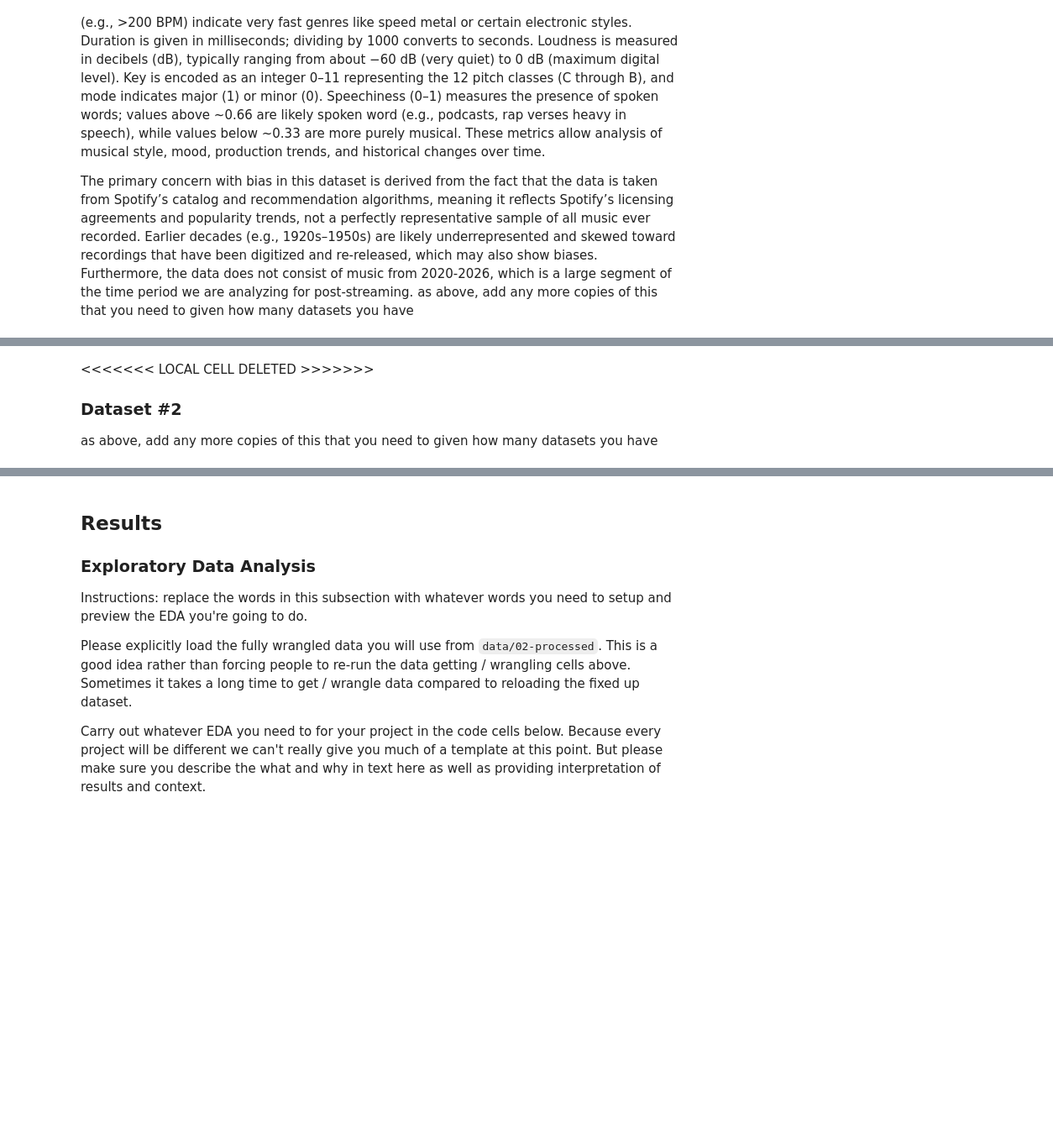
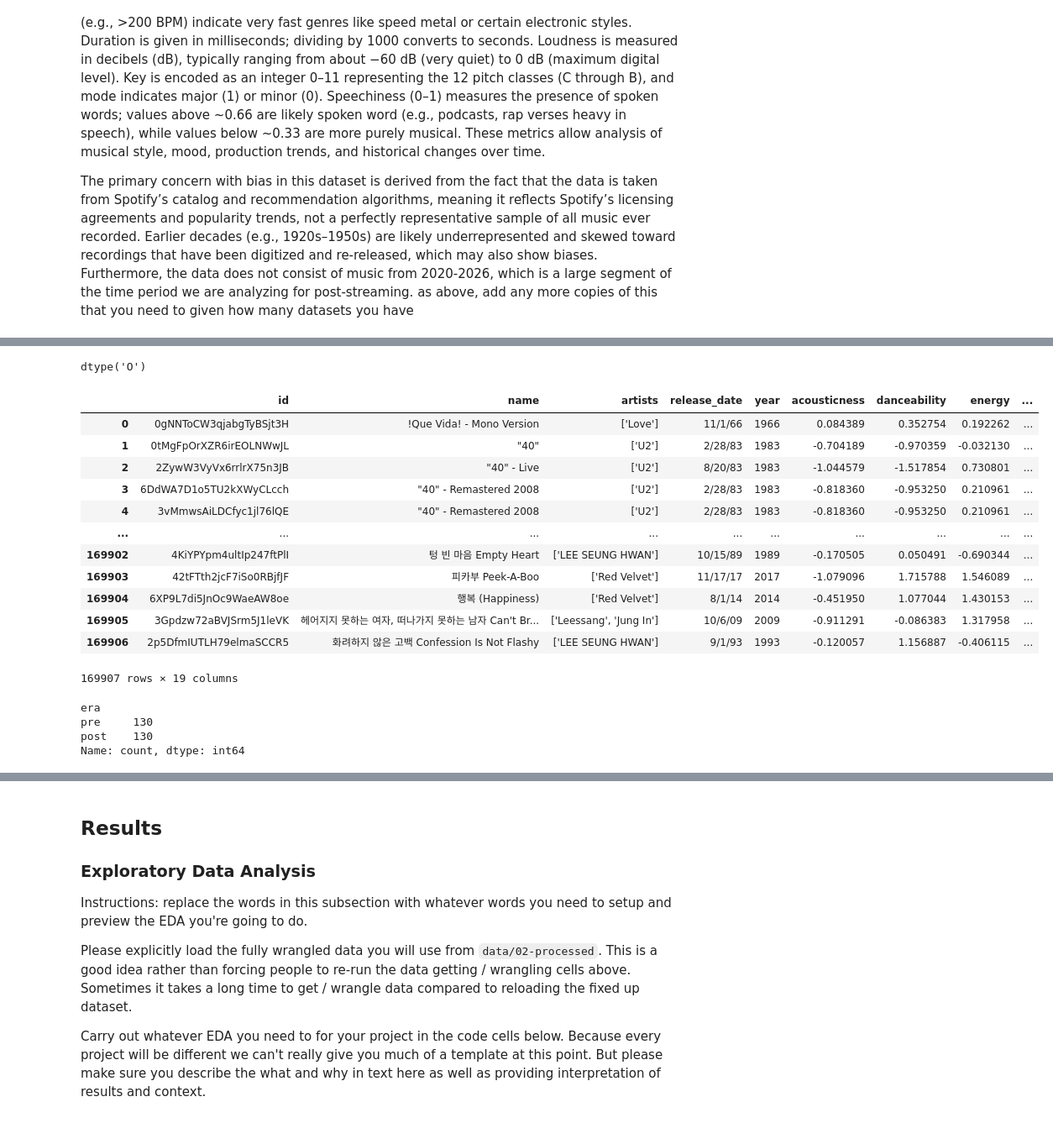
Before and after one commit to COGS108/Group096_WI26, a Jupyter notebook: 02-EDACheckpoint.ipynb, the cells around one changed output, grey strips where cells are left out. Shown at 84% size. Cells and saved outputs as stored; diff of their text form; code cells hidden in the pictures; blank space fills up the shorter version.

Commit message:
Spotify and Billboard Rewrangled

```diff
--- a/02-EDACheckpoint.ipynb
+++ b/02-EDACheckpoint.ipynb
@@ -207,31 +352,0 @@ The following section cleans up the Spotify 160K dataset according to samples fr
-# %%
-#artist cleanup
-import re
-
-def normalize_artists(artist_string):
-    if pd.isna(artist_string):
-        return artist_string
-
-    # lowercase
-    artist_string = artist_string.lower()
-
-    # replace common separators with comma
-    artist_string = re.sub(r'featuring|feat\.?|with|&| x ', ',', artist_string)
-
-    # remove extra spaces around commas
-    artist_string = re.sub(r'\s*,\s*', ',', artist_string)
-
-    # remove multiple commas
-    artist_string = re.sub(r',+', ',', artist_string)
-
-    # split into list
-    artist_list = artist_string.split(',')
-
-    # strip whitespace
-    artist_list = [a.strip() for a in artist_list if a.strip()]
-
-    # OPTIONAL: sort alphabetically for consistent matching
-    artist_list = sorted(artist_list)
-
-    # rejoin
-    return ",".join(artist_list)
@@ -261,4 +352,0 @@ Instructions: REPLACE the contents of this cell and the one below with your work
-# %% [markdown]
-<<<<<<< LOCAL CELL DELETED >>>>>>>
-### Dataset #2
-as above, add any more copies of this that you need to given how many datasets you have
@@ -268,0 +390,39 @@ as above, add any more copies of this that you need to given how many datasets y
+# %%
+pre_billboard = pd.read_csv("data/02-processed/pre_streaming_top10_annual")
+post_billboard = pd.read_csv("data/02-processed/post_streaming_top10_annual")
+
+pre_billboard["song"].dtype
+# %% [output]
+dtype('O')
+# %%
+pre_billboard["song_clean"] = pre_billboard["song"].apply(clean_title)
+post_billboard["song_clean"] = post_billboard["song"].apply(clean_title)
+df["song_clean"] = df["name"].apply(clean_title)
+
+df["artist_clean"] = df["artists"].apply(normalize_artists)
+df["artist_clean"] = df["artists"].apply(clean_spotify_artists)
+# %%
+spotify_df = df
+spotify_df
+# %% [output]
+|  | id | name | artists | release_date | year | acousticness | danceability | energy | ... |
+| 0 | 0gNNToCW3qjabgTyBSjt3H | !Que Vida! - Mono Version | ['Love'] | 11/1/66 | 1966 | 0.084389 | 0.352754 | 0.192262 | ... |
+| 1 | 0tMgFpOrXZR6irEOLNWwJL | "40" | ['U2'] | 2/28/83 | 1983 | -0.704189 | -0.970359 | -0.032130 | ... |
+| 2 | 2ZywW3VyVx6rrlrX75n3JB | "40" - Live | ['U2'] | 8/20/83 | 1983 | -1.044579 | -1.517854 | 0.730801 | ... |
+| 3 | 6DdWA7D1o5TU2kXWyCLcch | "40" - Remastered 2008 | ['U2'] | 2/28/83 | 1983 | -0.818360 | -0.953250 | 0.210961 | ... |
+| 4 | 3vMmwsAiLDCfyc1jl76lQE | "40" - Remastered 2008 | ['U2'] | 2/28/83 | 1983 | -0.818360 | -0.953250 | 0.210961 | ... |
+| ... | ... | ... | ... | ... | ... | ... | ... | ... | ... |
+| 169902 | 4KiYPYpm4ultIp247ftPlI | 텅 빈 마음 Empty Heart | ['LEE SEUNG HWAN'] | 10/15/89 | 1989 | -0.170505 | 0.050491 | -0.690344 | ... |
+| 169903 | 42tFTth2jcF7iSo0RBjfJF | 피카부 Peek-A-Boo | ['Red Velvet'] | 11/17/17 | 2017 | -1.079096 | 1.715788 | 1.546089 | ... |
+| 169904 | 6XP9L7di5JnOc9WaeAW8oe | 행복 (Happiness) | ['Red Velvet'] | 8/1/14 | 2014 | -0.451950 | 1.077044 | 1.430153 | ... |
+| 169905 | 3Gpdzw72aBVJSrm5J1leVK | 헤어지지 못하는 여자, 떠나가지 못하는 남자 Can't Br... | ['Leessang', 'Jung In'] | 10/6/09 | 2009 | -0.911291 | -0.086383 | 1.317958 | ... |
+| 169906 | 2p5DfmIUTLH79elmaSCCR5 | 화려하지 않은 고백 Confession Is Not Flashy | ['LEE SEUNG HWAN'] | 9/1/93 | 1993 | -0.120057 | 1.156887 | -0.406115 | ... |
+169907 rows × 19 columns
+# %%
+billboard_all = pd.concat([pre_billboard, post_billboard], ignore_index=True)
+print(billboard_all["era"].value_counts())
+# %% [output]
+era
+pre     130
+post    130
+Name: count, dtype: int64
```
Also changed, not shown: parts of 52 cells of this notebook.
